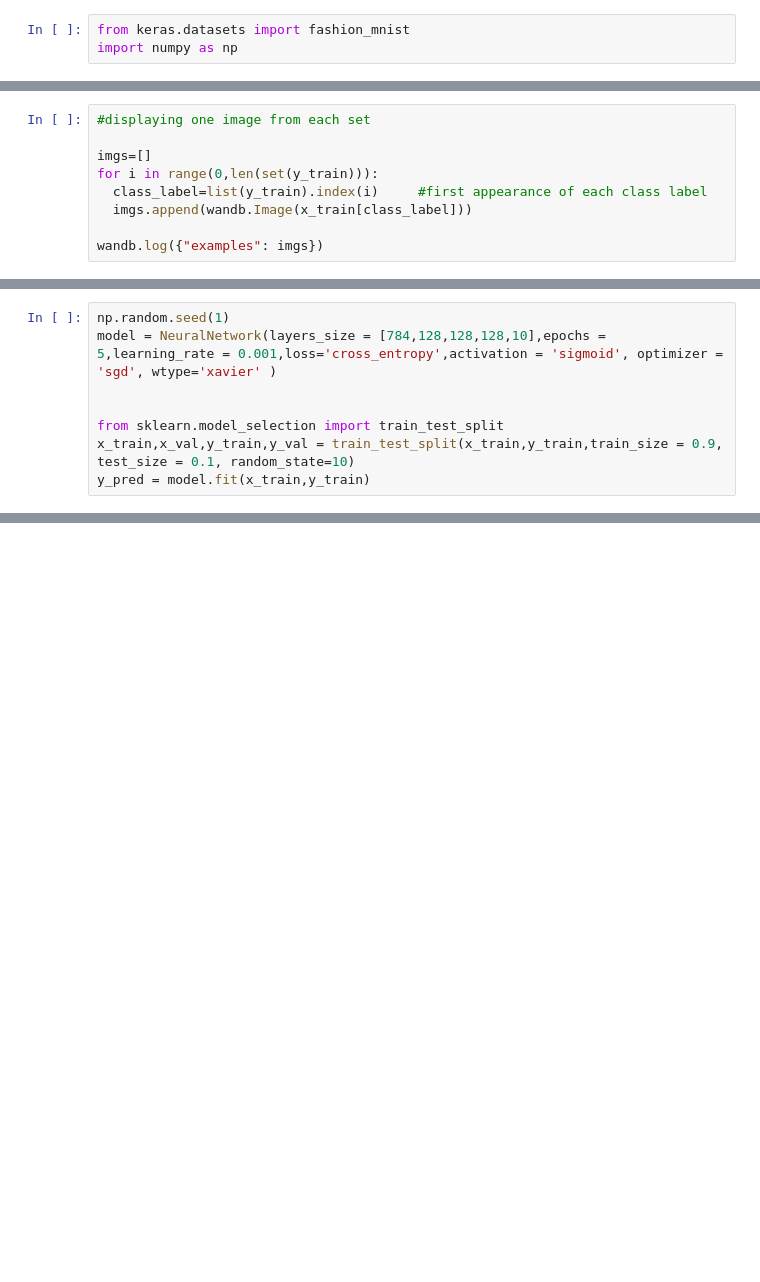
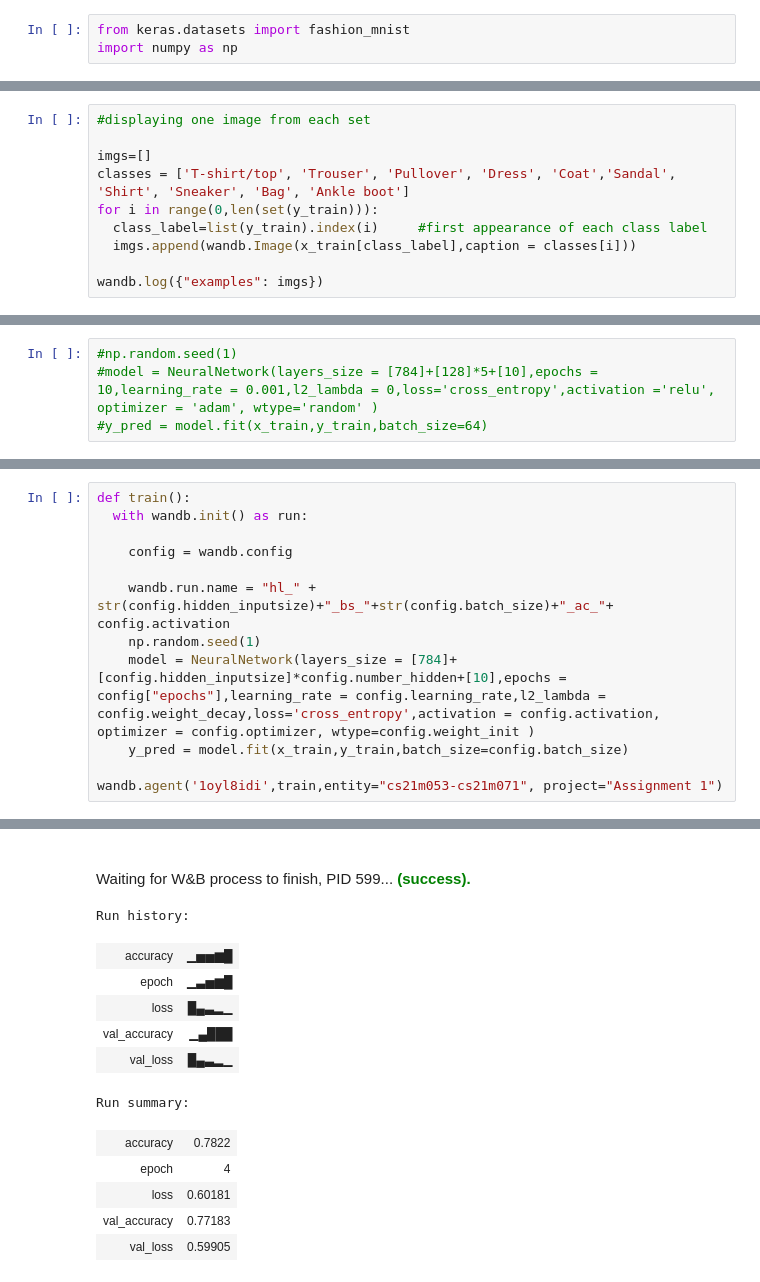
Before and after one commit to svssp787/Deep-Learning, a Jupyter notebook: Assignment_1.ipynb, the cells around one changed output, grey strips where cells are left out. Saved outputs shown, nothing was run; the diff lists cells and outputs as text; blank space fills up the shorter version.

Commit message:
Added Hyperparameters for sweep configuration and Code for Confusion Matrix Generation

```diff
--- a/Assignment_1.ipynb
+++ b/Assignment_1.ipynb
@@ -37,8 +50,9 @@ import numpy as np
 #displaying one image from each set
 
 imgs=[]
+classes = ['T-shirt/top', 'Trouser', 'Pullover', 'Dress', 'Coat','Sandal', 'Shirt', 'Sneaker', 'Bag', 'Ankle boot']
 for i in range(0,len(set(y_train))):
   class_label=list(y_train).index(i)     #first appearance of each class label
-  imgs.append(wandb.Image(x_train[class_label]))
+  imgs.append(wandb.Image(x_train[class_label],caption = classes[i]))
 
 wandb.log({"examples": imgs})
@@ -399,8 +427,4 @@ class NeuralNetwork:
 # %%
-np.random.seed(1)
-model = NeuralNetwork(layers_size = [784,128,128,128,10],epochs = 5,learning_rate = 0.001,loss='cross_entropy',activation = 'sigmoid', optimizer = 'sgd', wtype='xavier' )
-
-
-from sklearn.model_selection import train_test_split
-x_train,x_val,y_train,y_val = train_test_split(x_train,y_train,train_size = 0.9, test_size = 0.1, random_state=10)
-y_pred = model.fit(x_train,y_train)
+#np.random.seed(1)
+#model = NeuralNetwork(layers_size = [784]+[128]*5+[10],epochs = 10,learning_rate = 0.001,l2_lambda = 0,loss='cross_entropy',activation ='relu', optimizer = 'adam', wtype='random' )
+#y_pred = model.fit(x_train,y_train,batch_size=64)
@@ -427,0 +476,13 @@ print((y_p == y_val).mean()*100)
+# %%
+def train():
+  with wandb.init() as run:
+
+    config = wandb.config
+
+    wandb.run.name = "hl_" + str(config.hidden_inputsize)+"_bs_"+str(config.batch_size)+"_ac_"+ config.activation
+    np.random.seed(1)
+    model = NeuralNetwork(layers_size = [784]+[config.hidden_inputsize]*config.number_hidden+[10],epochs = config["epochs"],learning_rate = config.learning_rate,l2_lambda = config.weight_decay,loss='cross_entropy',activation = config.activation, optimizer = config.optimizer, wtype=config.weight_init )
+    y_pred = model.fit(x_train,y_train,batch_size=config.batch_size)
+
+wandb.agent('1oyl8idi',train,entity="cs21m053-cs21m071", project="Assignment 1")
+# %% [output]
@@ -427,0 +516,13 @@ print((y_p == y_val).mean()*100)
+Waiting for W&B process to finish, PID 599... (success).
+Run history:
+| accuracy | ▁▅▅▆█ |
+| epoch | ▁▃▅▆█ |
+| loss | █▄▃▂▁ |
+| val_accuracy | ▁▄███ |
+| val_loss | █▄▃▂▁ |
+Run summary:
+| accuracy | 0.7822 |
+| epoch | 4 |
+| loss | 0.60181 |
+| val_accuracy | 0.77183 |
+| val_loss | 0.59905 |
```
Also changed, not shown: parts of 12 cells of this notebook.
